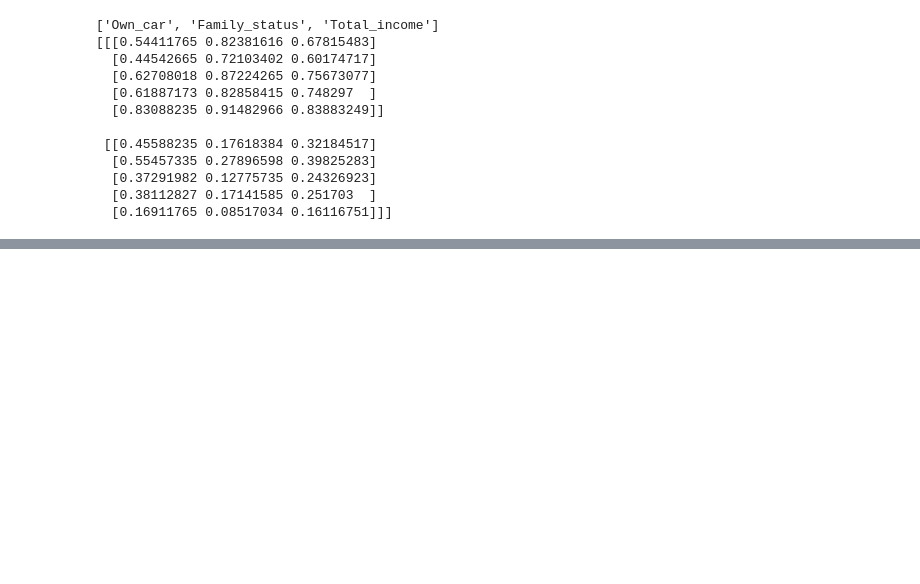
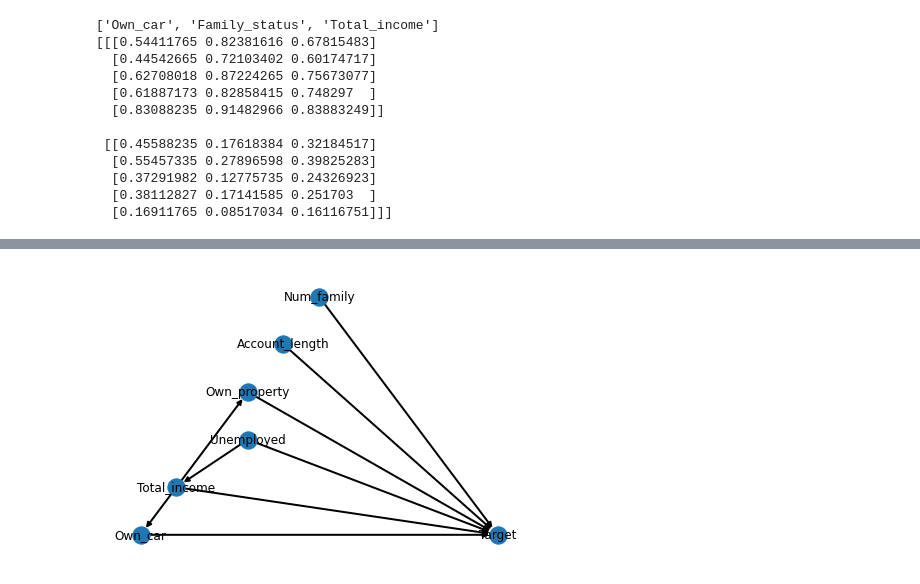
Before and after one commit to DomMcOyle/FAIKR3-Project, a Jupyter notebook: bayes_net.ipynb, the cells around one changed output, grey strips where cells are left out. Cells and saved outputs as stored; diff of their text form; code cells hidden in the pictures; blank space fills up the shorter version.

```diff
--- a/bayes_net.ipynb
+++ b/bayes_net.ipynb
@@ -206,0 +309,25 @@ print(infer.query(['Num_family'], evidence={'Target':1}))
+# %%
+edges = [
+    ("Gender","Total_income"),
+    ("Age","Education_type"),
+    ("Age","Income_type"),
+    ("Age","Family_status"),
+    ("Age","Account_length"),
+    ("Family_status","Num_family"),
+    ("Family_status","Own_property"),
+    ("Family_status","Own_car"),
+    ("Num_family", "Target"),
+    ("Education_type","Income_type"),
+    ("Education_type","Unemployed"),
+    ("Income_type","Unemployed"),
+    ("Income_type","Total_income"),
+    ("Unemployed","Target"),
+    ("Unemployed","Total_income"),
+    ("Total_income", "Own_property"),
+    ("Total_income", "Own_car"),
+    ("Total_income", "Target"),
+    ("Own_property","Target"),
+    ("Own_car","Target"),
+    ("Account_length","Target"),
+
+]
@@ -207,3 +424,17 @@ print(infer.query(['Num_family'], evidence={'Target':1}))
+# %%
+def draw_markov_blanket(net, node_name):
+    filtered_nodes = hand_net.get_markov_blanket(node_name)
+    filtered_nodes.append(node_name)
+    filtered_edges = [(e1, e2) for (e1, e2) in hand_net.edges() if (e1 in filtered_nodes) and (e2 in filtered_nodes)]
+
+    markov_blanket = DAG()
+    markov_blanket.add_nodes_from(nodes=filtered_nodes)
+    markov_blanket.add_edges_from(ebunch=filtered_edges)
+    nx.draw_planar(markov_blanket, width=2, with_labels=True)
+
+draw_markov_blanket(hand_net, "Target")
+# %% [output]
+[figure, added]
 # %% [markdown]
 <a style='text-decoration:none;line-height:16px;display:flex;color:#5B5B62;padding:10px;justify-content:end;' href='https://deepnote.com?utm_source=created-in-deepnote-cell&projectId=03282642-4d6b-431b-a45f-9f21a6236fff' target="_blank">
 <img alt='Created in deepnote.com' style='display:inline;max-height:16px;margin:0px;margin-right:7.5px;' src='embedded-picture-1' > </img>
```
Also changed, not shown: parts of 20 cells of this notebook, 2 other files.
